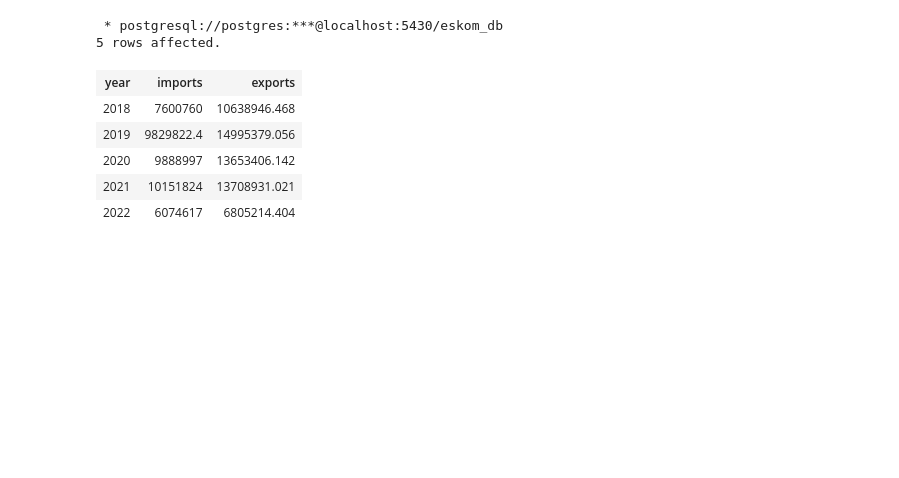
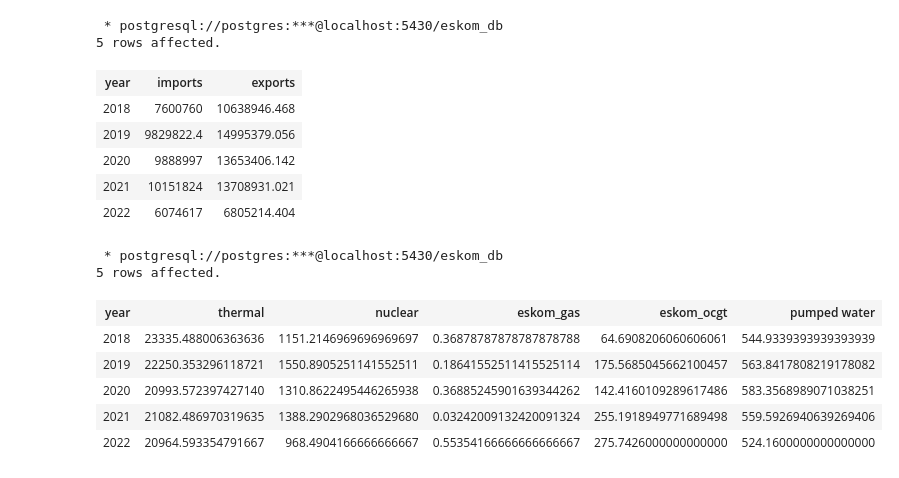
Before and after one commit to The-DigitalAcademy/Eskom_Data_Analysis, a Jupyter notebook: Generation.ipynb, the cells around one changed output. Cells and saved outputs as stored; diff of their text form; code cells hidden in the pictures; blank space fills up the shorter version.

```diff
--- a/Generation.ipynb
+++ b/Generation.ipynb
@@ -242,3 +242,15 @@ fig2.show()
 # %%
 fig3 = px.box(imports_vs_exports,y=[1,2],title="Total of Imports and Exports")
 fig3.show()
+# %%
+energy_sources = %sql SELECT year as "year",AVG(thermal_generation) as "thermal",AVG(nuclear_generation) as "nuclear",AVG(eskom_gas_generation) as "eskom_gas",AVG(eskom_ocgt_generation) as "eskom_ocgt",AVG(pumped_water_generation) as "pumped water" FROM eskom_clean  GROUP BY year ORDER BY year
+energy_sources
+# %% [output]
+ * postgresql://postgres:***@localhost:5430/eskom_db
+5 rows affected.
+| year | thermal | nuclear | eskom_gas | eskom_ocgt | pumped water |
+| 2018 | 23335.488006363636 | 1151.2146969696969697 | 0.36878787878787878788 | 64.6908206060606061 | 544.9339393939393939 |
+| 2019 | 22250.353296118721 | 1550.8905251141552511 | 0.18641552511415525114 | 175.5685045662100457 | 563.8417808219178082 |
+| 2020 | 20993.572397427140 | 1310.8622495446265938 | 0.36885245901639344262 | 142.4160109289617486 | 583.3568989071038251 |
+| 2021 | 21082.486970319635 | 1388.2902968036529680 | 0.03242009132420091324 | 255.1918949771689498 | 559.5926940639269406 |
+| 2022 | 20964.593354791667 | 968.4904166666666667 | 0.55354166666666666667 | 275.7426000000000000 | 524.1600000000000000 |
```
Also changed, not shown: parts of 1 cell of this notebook.
